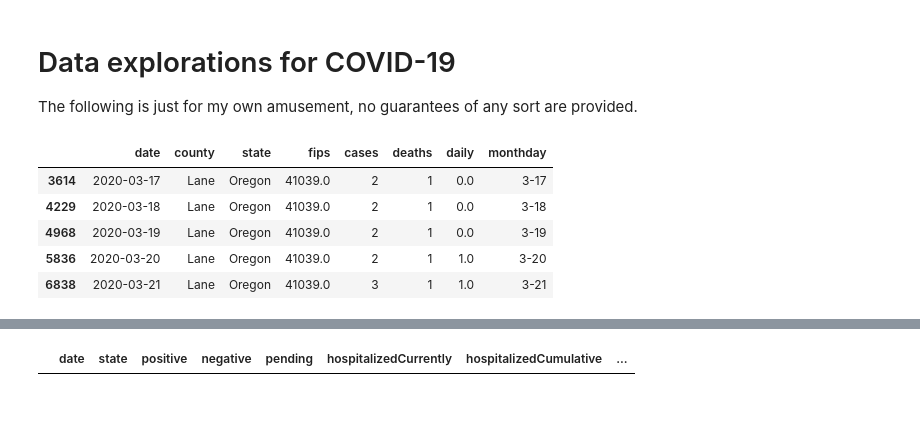
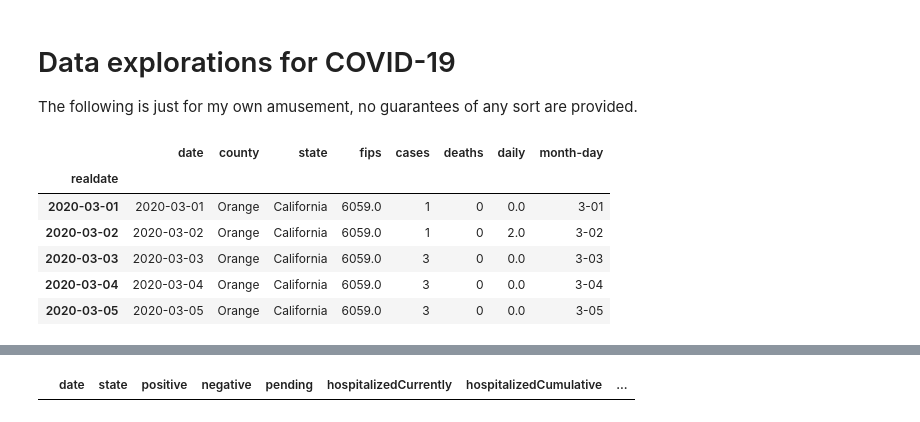
Before and after one commit to brnorris03/notebooks, a Jupyter notebook: covid.ipynb, the cells around one changed output, grey strips where cells are left out. Cells and saved outputs as stored; diff of their text form; code cells hidden in the pictures.

```diff
--- a/covid.ipynb
+++ b/covid.ipynb
@@ -5,26 +5,23 @@
 
 The following is just for my own amusement, no guarantees of any sort are provided.
 # %%
+state = "state" #@param ["state"]
 import pandas as pd
 from datetime import datetime as dt
 import altair as alt
 
 pd.options.mode.chained_assignment = None
 alt.renderers.enable('html')
 
 # New York times data is summarized conveniently by county in github based on the
 # more detailed data at https://github.com/CSSEGISandData/COVID-19/tree/master/csse_covid_19_data
 url = 'https://raw.githubusercontent.com/nytimes/covid-19-data/master/us-counties.csv'
 county_data = pd.read_csv(url)
-lane_county = county_data[county_data.county == 'Lane']
-lane_county['daily'] = lane_county['cases'].shift(-1) - lane_county['cases']
-# Shorten dates
-lane_county['monthday']=lane_county.date.str.slice(6)
-lane_county.head()
 # %% [output]
-|  | date | county | state | fips | cases | deaths | daily | monthday |
-| 3614 | 2020-03-17 | Lane | Oregon | 41039.0 | 2 | 1 | 0.0 | 3-17 |
-| 4229 | 2020-03-18 | Lane | Oregon | 41039.0 | 2 | 1 | 0.0 | 3-18 |
-| 4968 | 2020-03-19 | Lane | Oregon | 41039.0 | 2 | 1 | 0.0 | 3-19 |
-| 5836 | 2020-03-20 | Lane | Oregon | 41039.0 | 2 | 1 | 1.0 | 3-20 |
-| 6838 | 2020-03-21 | Lane | Oregon | 41039.0 | 3 | 1 | 1.0 | 3-21 |
+|  | date | county | state | fips | cases | deaths | daily | month-day |
+| realdate |  |  |  |  |  |  |  |  |
+| 2020-03-01 | 2020-03-01 | Orange | California | 6059.0 | 1 | 0 | 0.0 | 3-01 |
+| 2020-03-02 | 2020-03-02 | Orange | California | 6059.0 | 1 | 0 | 2.0 | 3-02 |
+| 2020-03-03 | 2020-03-03 | Orange | California | 6059.0 | 3 | 0 | 0.0 | 3-03 |
+| 2020-03-04 | 2020-03-04 | Orange | California | 6059.0 | 3 | 0 | 0.0 | 3-04 |
+| 2020-03-05 | 2020-03-05 | Orange | California | 6059.0 | 3 | 0 | 0.0 | 3-05 |
```
Also changed, not shown: parts of 9 cells of this notebook.
